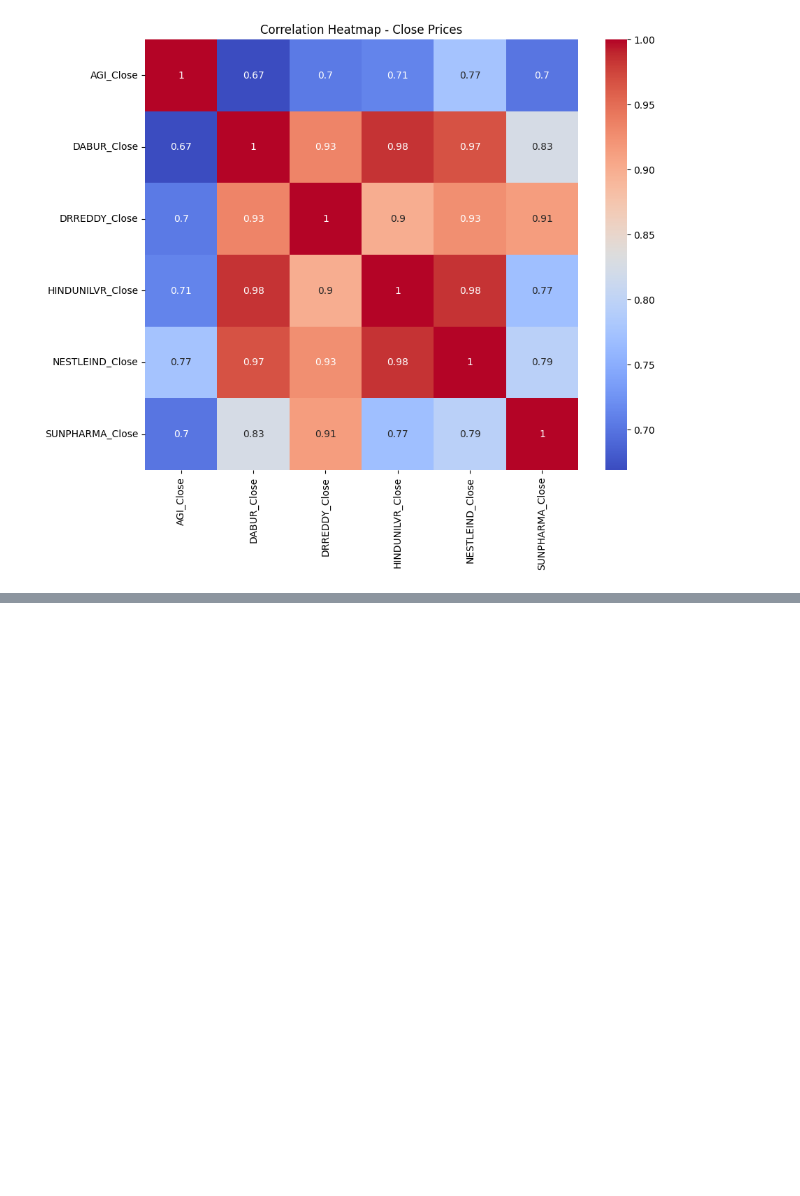
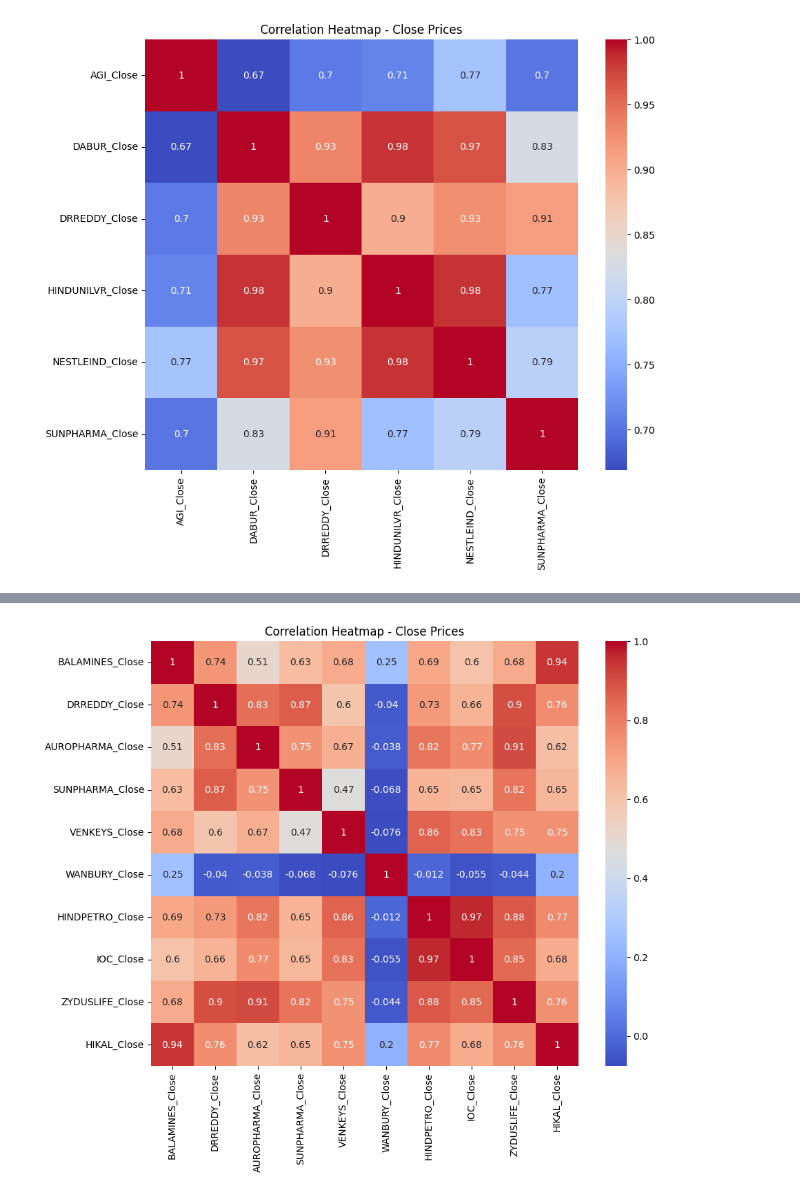
Before and after one commit to Pranav-20186017/investing-across-value-chains, a Jupyter notebook: investing-across-value-chains.ipynb, the cells around one changed output, grey strips where cells are left out. Saved outputs shown, nothing was run; the diff lists cells and outputs as text; code cells hidden in the pictures; blank space fills up the shorter version.

```diff
--- a/investing-across-value-chains.ipynb
+++ b/investing-across-value-chains.ipynb
@@ -120,0 +235,15 @@ plt.show()
+# %%
+# Filter Close columns
+close_cols = [col for col in merged_df.columns if 'Close' in col]
+df_close = merged_df[close_cols]
+
+# Calculate correlation
+corr_close = df_close.corr()
+
+# Plot heatmap
+plt.figure(figsize=(10, 8))
+sns.heatmap(corr_close, annot=True, cmap='coolwarm')
+plt.title('Correlation Heatmap - Close Prices')
+plt.show()
+# %% [output]
+[figure, added]
```
Also changed, not shown: parts of 21 cells of this notebook.
